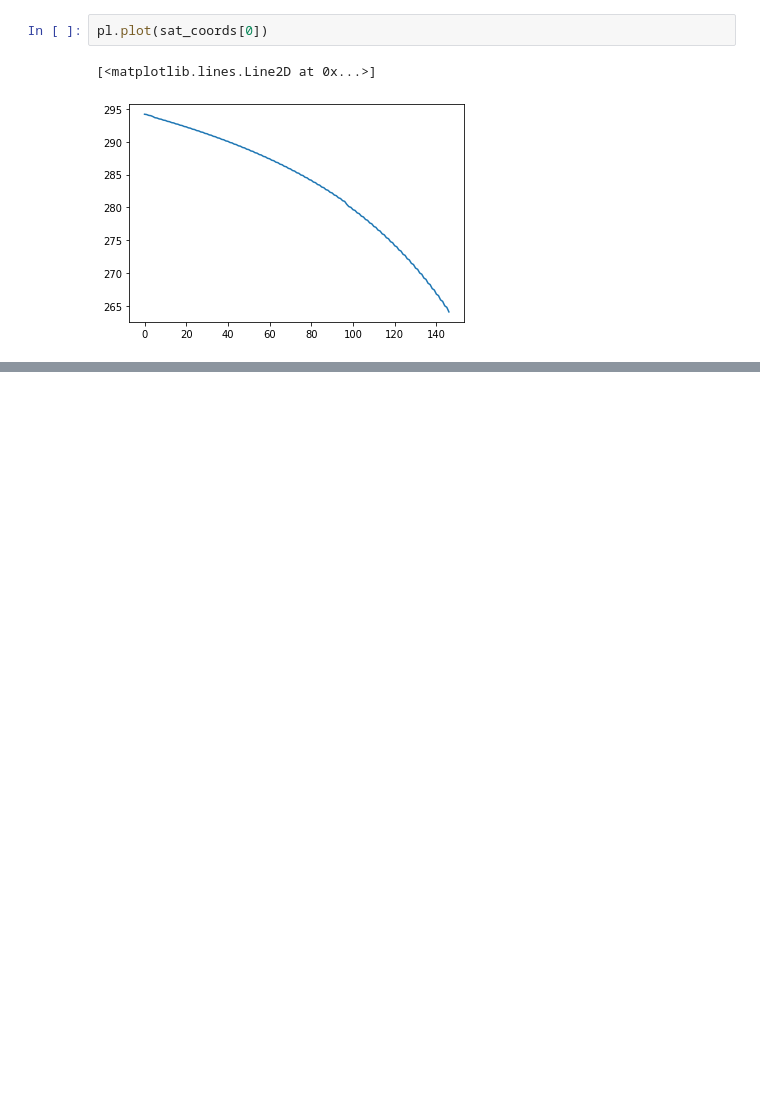
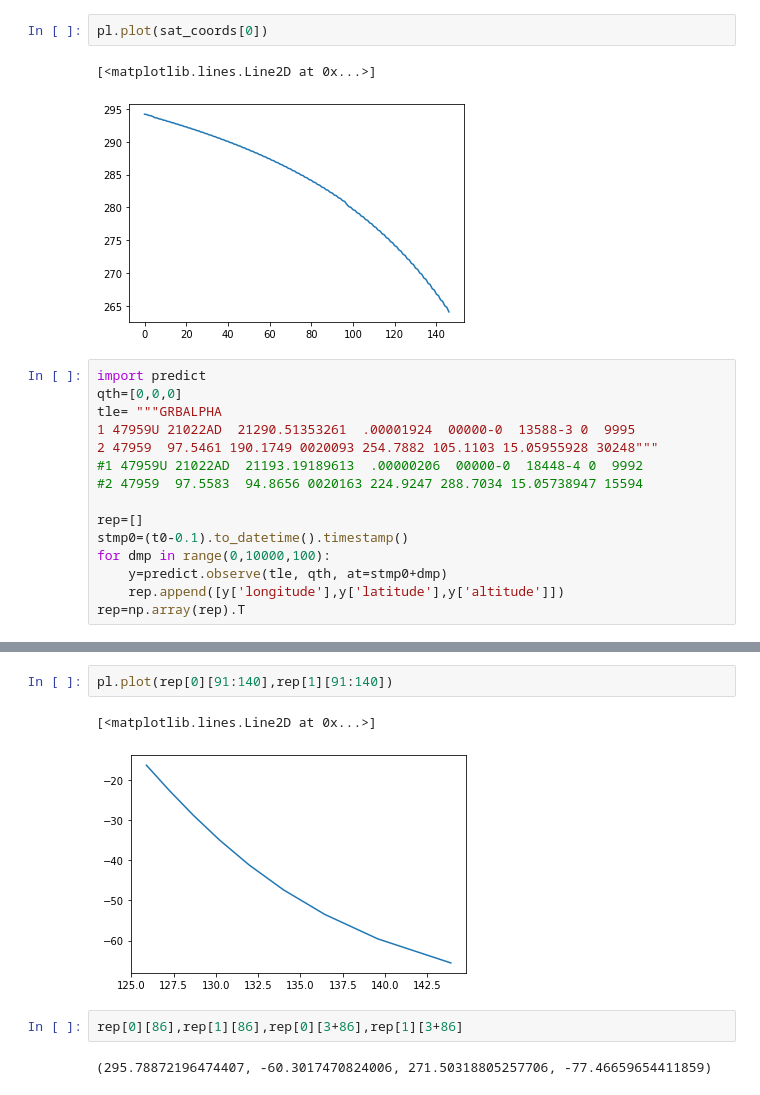
Before and after one commit to limu007/cube, a Jupyter notebook: Attitude_computed.ipynb, the cells around one changed output, grey strips where cells are left out. Cells and saved outputs as stored; diff of their text form; blank space fills up the shorter version.

```diff
--- a/Attitude_computed.ipynb
+++ b/Attitude_computed.ipynb
@@ -277,6 +285,21 @@ pl.plot(sat_coords[0])
 # %% [output]
 [<matplotlib.lines.Line2D at 0x...>]
 [figure]
+# %%
+import predict
+qth=[0,0,0]
+tle= """GRBALPHA
+1 47959U 21022AD  21290.51353261  .00001924  00000-0  13588-3 0  9995
+2 47959  97.5461 190.1749 0020093 254.7882 105.1103 15.05955928 30248"""
+#1 47959U 21022AD  21193.19189613  .00000206  00000-0  18448-4 0  9992
+#2 47959  97.5583  94.8656 0020163 224.9247 288.7034 15.05738947 15594
+
+rep=[]
+stmp0=(t0-0.1).to_datetime().timestamp()
+for dmp in range(0,10000,100):
+    y=predict.observe(tle, qth, at=stmp0+dmp)
+    rep.append([y['longitude'],y['latitude'],y['altitude']])
+rep=np.array(rep).T
 # %%
 path=sat_coords.T
 from mpl_toolkits.basemap import Basemap
@@ -306,0 +344,9 @@ ValueError: x and y must have same first dimension, but have shapes (15,) and (3
+# %%
+pl.plot(rep[0][91:140],rep[1][91:140])
+# %% [output]
+[<matplotlib.lines.Line2D at 0x...>]
+[figure, added]
+# %%
+rep[0][86],rep[1][86],rep[0][3+86],rep[1][3+86]
+# %% [output]
+(295.78872196474407, -60.3017470824006, 271.50318805257706, -77.46659654411859)
```
Also changed, not shown: parts of 7 cells of this notebook, 3 other files.
